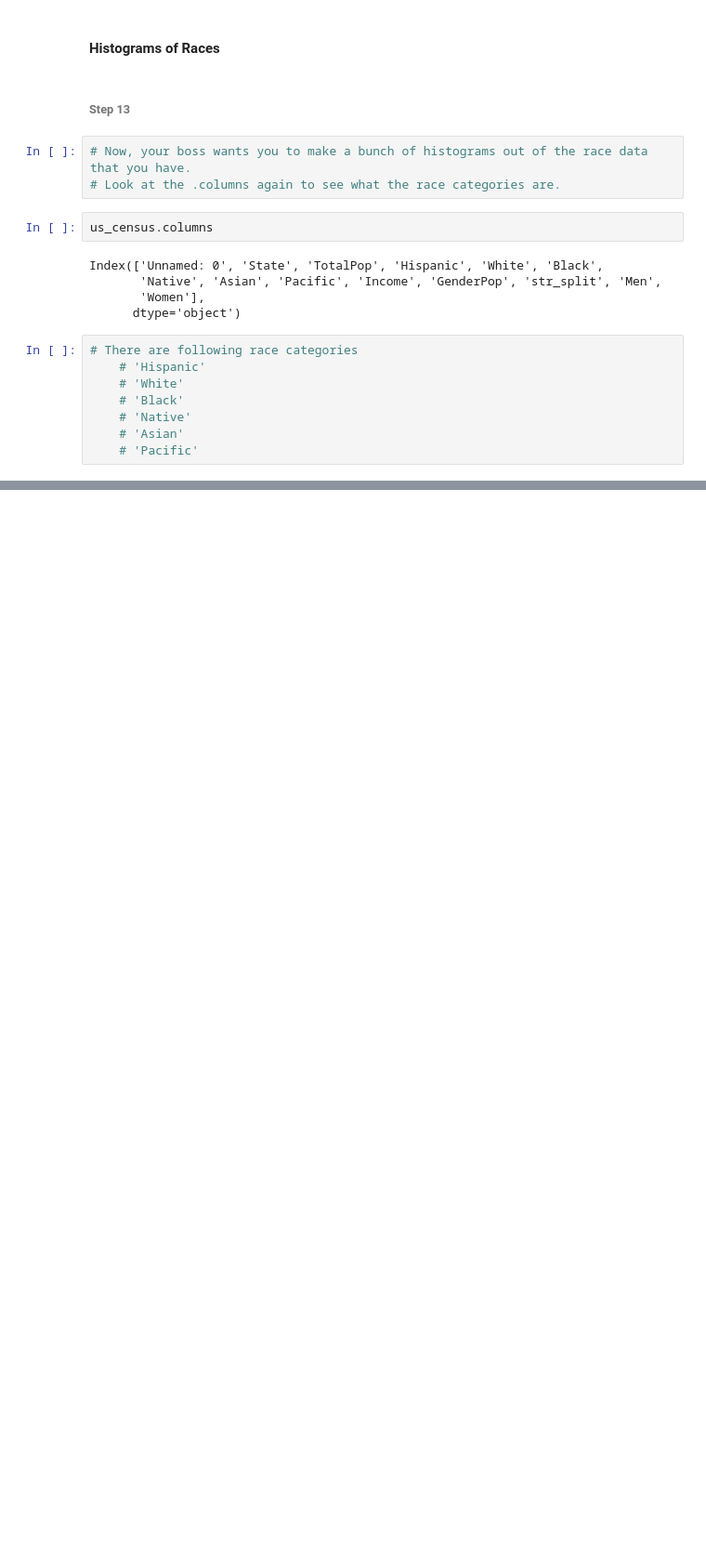
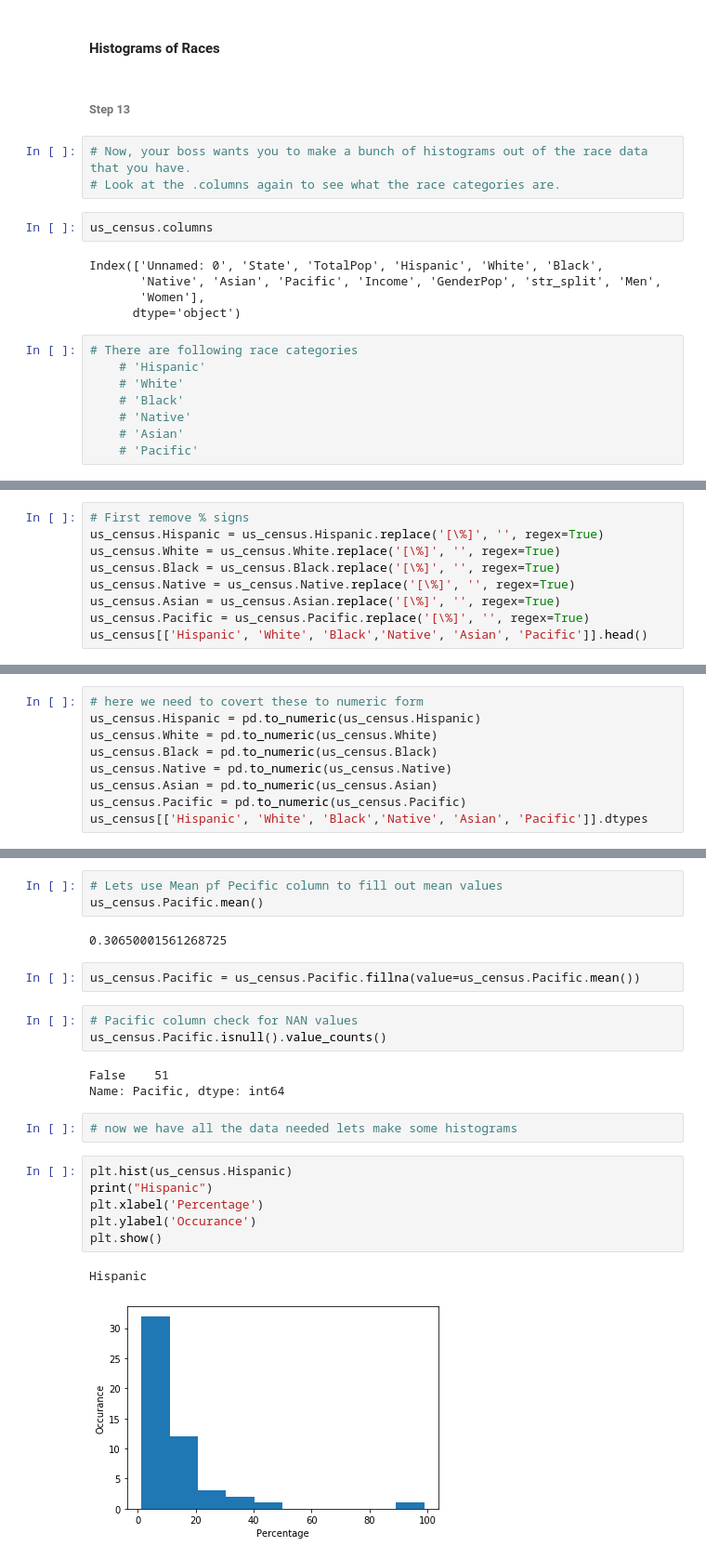
Before and after one commit to hassan-ak/PIAIC-AI, a Jupyter notebook: Q2/Classes/Pandas/assignment/assignment1/PIAIC53818_Assignment01_Pandas.ipynb, the cells around one changed output, grey strips where cells are left out. Shown at 93% size. Drawn from its saved outputs; the diff is of its cells as text; blank space fills up the shorter version.

```diff
--- a/Q2/Classes/Pandas/assignment/assignment1/PIAIC53818_Assignment01_Pandas.ipynb
+++ b/Q2/Classes/Pandas/assignment/assignment1/PIAIC53818_Assignment01_Pandas.ipynb
@@ -461,0 +479,9 @@ Index(['Unnamed: 0', 'State', 'TotalPop', 'Hispanic', 'White', 'Black',
+# %%
+# First remove % signs
+us_census.Hispanic = us_census.Hispanic.replace('[\%]', '', regex=True)
+us_census.White = us_census.White.replace('[\%]', '', regex=True)
+us_census.Black = us_census.Black.replace('[\%]', '', regex=True)
+us_census.Native = us_census.Native.replace('[\%]', '', regex=True)
+us_census.Asian = us_census.Asian.replace('[\%]', '', regex=True)
+us_census.Pacific = us_census.Pacific.replace('[\%]', '', regex=True)
+us_census[['Hispanic', 'White', 'Black','Native', 'Asian', 'Pacific']].head()
@@ -461,0 +505,9 @@ Index(['Unnamed: 0', 'State', 'TotalPop', 'Hispanic', 'White', 'Black',
+# %%
+# here we need to covert these to numeric form
+us_census.Hispanic = pd.to_numeric(us_census.Hispanic)
+us_census.White = pd.to_numeric(us_census.White)
+us_census.Black = pd.to_numeric(us_census.Black)
+us_census.Native = pd.to_numeric(us_census.Native)
+us_census.Asian = pd.to_numeric(us_census.Asian)
+us_census.Pacific = pd.to_numeric(us_census.Pacific)
+us_census[['Hispanic', 'White', 'Black','Native', 'Asian', 'Pacific']].dtypes
@@ -461,0 +575,24 @@ Index(['Unnamed: 0', 'State', 'TotalPop', 'Hispanic', 'White', 'Black',
+# %%
+# Lets use Mean pf Pecific column to fill out mean values
+us_census.Pacific.mean()
+# %% [output]
+0.30650001561268725
+# %%
+us_census.Pacific = us_census.Pacific.fillna(value=us_census.Pacific.mean())
+# %%
+# Pacific column check for NAN values
+us_census.Pacific.isnull().value_counts()
+# %% [output]
+False    51
+Name: Pacific, dtype: int64
+# %%
+# now we have all the data needed lets make some histograms
+# %%
+plt.hist(us_census.Hispanic)
+print("Hispanic")
+plt.xlabel('Percentage')
+plt.ylabel('Occurance')
+plt.show()
+# %% [output]
+Hispanic
+[figure, added]
```
Also changed, not shown: parts of 20 cells of this notebook.
